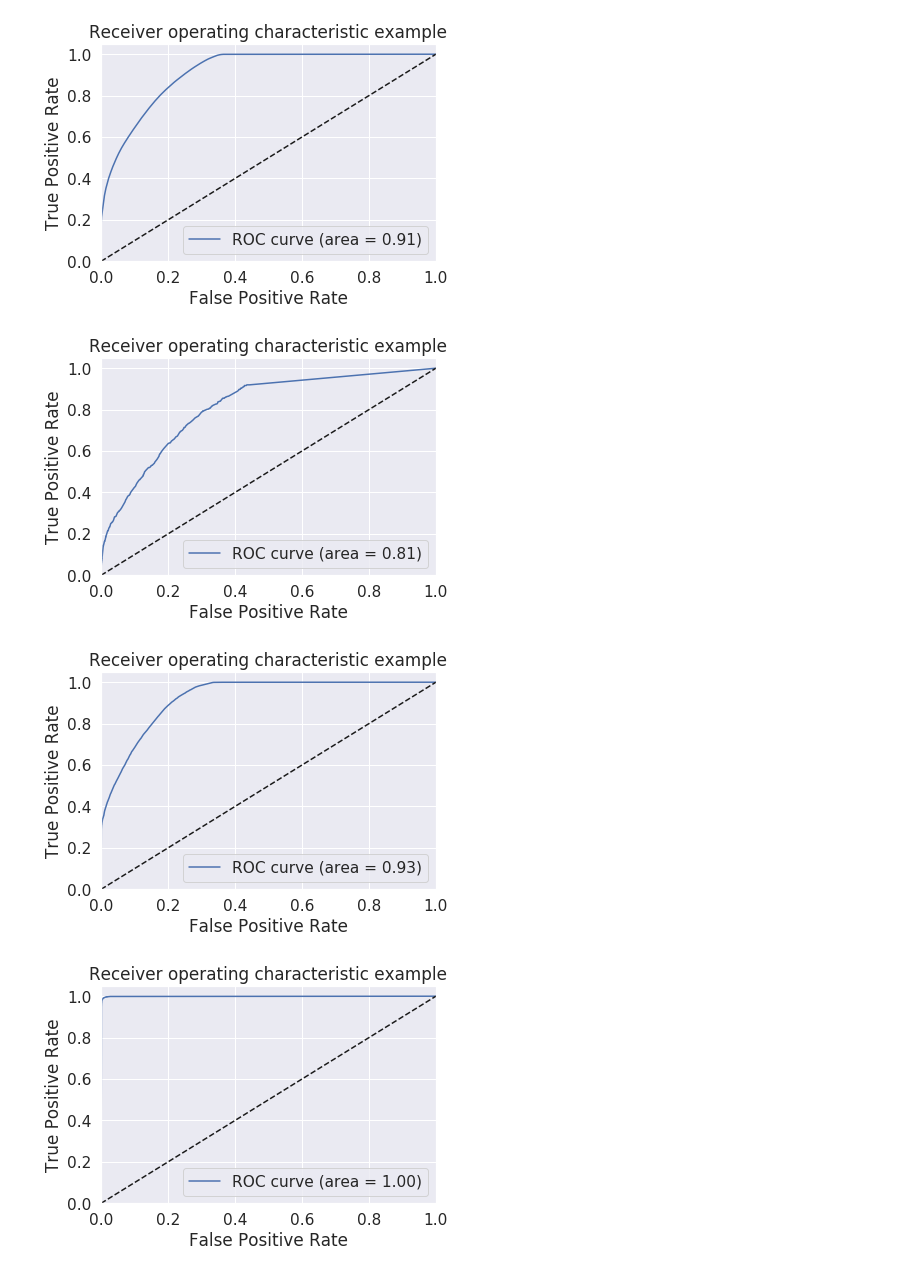
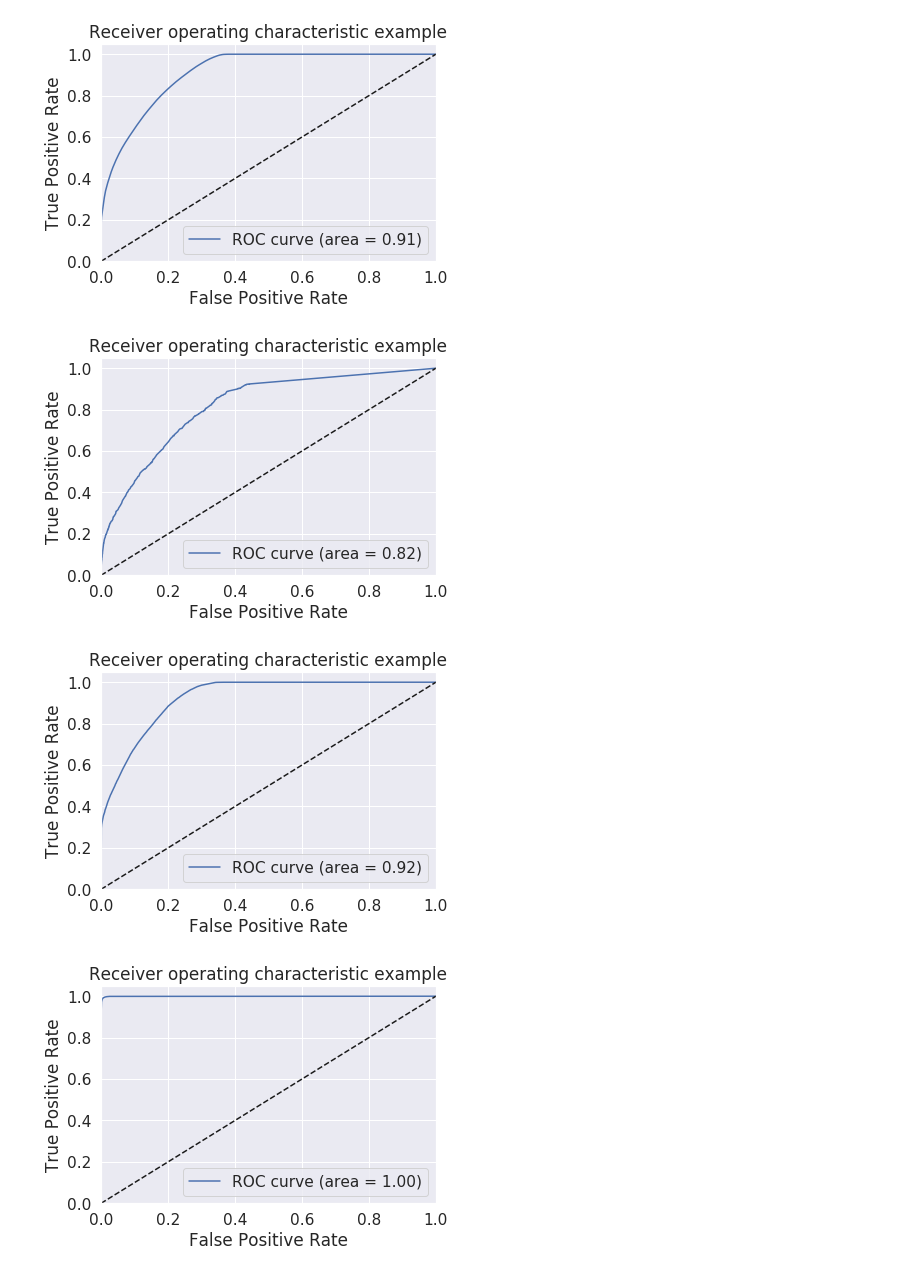
Before and after one commit to reubenwasser/459-final-project, a Jupyter notebook: src/main.ipynb, the cells around one changed output. Drawn from its saved outputs; the diff is of its cells as text; code cells hidden in the pictures.

```diff
--- a/src/main.ipynb
+++ b/src/main.ipynb
@@ -6,4 +76,4 @@ import pickle
 # %%
-# load dataframe
+# RANDOOM FOREST PORTION
 df = pd.read_csv("../results/cases_train_processed.csv")
-df
+df = df.dropna()
@@ -34,7 +90,7 @@ df['outcome'] = df.outcome.cat.codes
 # %%
 #Divide into y and X
 y = df.outcome
-X = df.drop(['outcome', 'province', 'country', 'latitude', 'longitude', 'additional_information', 'source','Confirmed'], axis = 'columns')
+X = df.drop(['outcome', 'province', 'country', 'latitude', 'longitude', 'additional_information', 'source'], axis = 'columns')
 X = pd.get_dummies(X)
 # %%
 #Split the train dataset further into train dataset and validation dataset
@@ -163,27 +197,3 @@ weighted avg       0.82      0.82      0.81     66950
-# %%
-from sklearn import preprocessing
-from sklearn.metrics import roc_curve, auc
-
-def plotROC(n_classes, y_test, y_score):
-    fpr = dict()
-    tpr = dict()
-    roc_auc = dict()
-    for i in range(n_classes):
-        fpr[i], tpr[i], _ = roc_curve(y_test[:, i], y_score[:, i])
-        roc_auc[i] = auc(fpr[i], tpr[i])
-
-    # Plot of a ROC curve for a specific class
-    for i in range(n_classes):
-        plt.figure()
-        plt.plot(fpr[i], tpr[i], label='ROC curve (area = %0.2f)' % roc_auc[i])
-        plt.plot([0, 1], [0, 1], 'k--')
-        plt.xlim([0.0, 1.0])
-        plt.ylim([0.0, 1.05])
-        plt.xlabel('False Positive Rate')
-        plt.ylabel('True Positive Rate')
-        plt.title('Receiver operating characteristic example')
-        plt.legend(loc="lower right")
-        plt.show()
 # %%
 #ROC for train
 
@@ -201,14 +211,14 @@ plotROC(4, NEWy_test, y_score)
 # %%
 #ROC for train
 
 y_score = rf.predict_proba(validate_X)
 lb = preprocessing.LabelBinarizer()
 lb.fit(validate_y.values.flatten())
 NEWy_test = lb.transform(validate_y.values.flatten())
 
-plotROC(4, NEWy_test, y_score)
+plotROC(4, NEWy_test, y_score, "../plots/rf_validate_roc-class")
 # %% [output]
-[figure, old version]
+[figure, new version]
 [figure]
 [figure]
 [figure]
```
Also changed, not shown: parts of 19 cells of this notebook, 18 other files.
